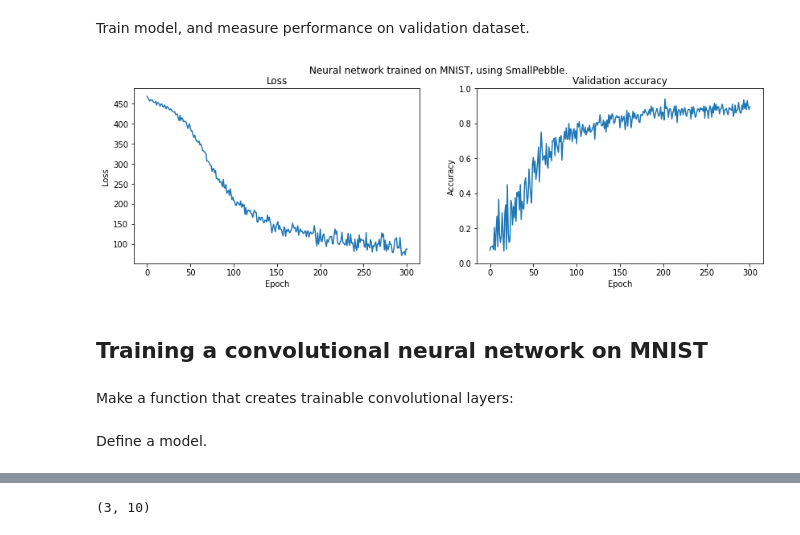
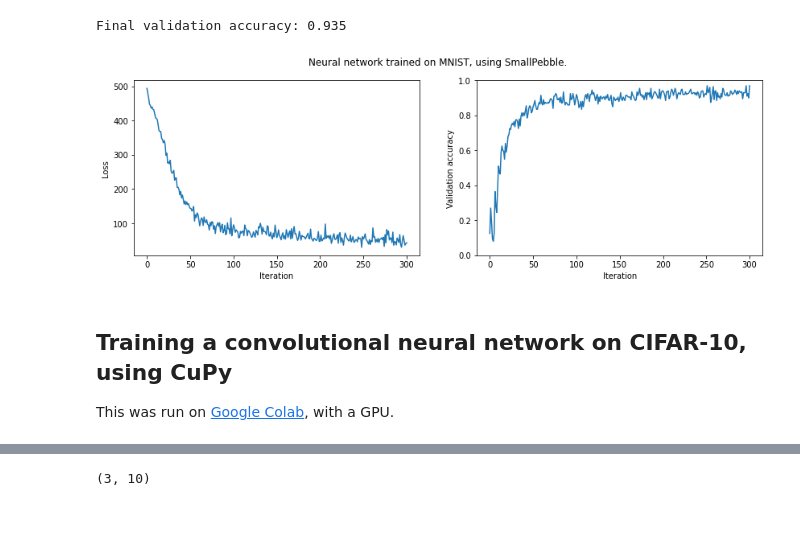
Before and after one commit to sradc/SmallPebble, a Jupyter notebook: README.ipynb, the cells around one changed output, grey strips where cells are left out. Cells and saved outputs as stored; diff of their text form; code cells hidden in the pictures.

```diff
--- a/README.ipynb
+++ b/README.ipynb
@@ -57,0 +58,12 @@ Build a model.
+# %%
+"Plot, to check we have the right data."
+
+plt.figure(figsize=(5,5))
+for i in range(25):
+    plt.subplot(5,5,i+1)
+    plt.xticks([])
+    plt.yticks([])
+    plt.grid(False)
+    plt.imshow(X_train[i,:].reshape(28,28), cmap='gray', vmin=0, vmax=1)
+
+plt.show()
@@ -71,55 +87,53 @@ learnables = sp.get_learnables(y_pred)
 
 loss_vals = []
 validation_acc = []
-# %% [markdown]
-Train model, and measure performance on validation dataset.
 # %%
-NUM_EPOCHS = 300
+"Train model, while measuring performance on the validation dataset."
+
+NUM_ITERS = 300
 BATCH_SIZE = 200
 
 eval_batch = sp.batch(X_eval, y_eval, BATCH_SIZE)
+adam = sp.Adam()  # Adam optimization
 
 for i, (xbatch, ybatch) in tqdm(enumerate(sp.batch(X, y, BATCH_SIZE)), total=NUM_EPOCHS):
-    if i > NUM_EPOCHS: break
+    if i >= NUM_ITERS: break
 
     X_in.assign_value(sp.Variable(xbatch))
     y_true.assign_value(ybatch)
 
     loss_val = loss.run()  # run the graph
     if np.isnan(loss_val.array):
         print("loss is nan, aborting.")
         break
     loss_vals.append(loss_val.array)
 
-    # Compute gradients, and carry out learning step.
+    # Compute gradients, and use to carry out learning step:
     gradients = sp.get_gradients(loss_val)
-    sp.sgd_step(learnables, gradients, 3e-4)
+    adam.training_step(learnables, gradients)
 
     # Compute validation accuracy:
     x_eval_batch, y_eval_batch = next(eval_batch)
     X_in.assign_value(sp.Variable(x_eval_batch))
     predictions = y_pred.run()
     predictions = np.argmax(predictions.array, axis=1)
     accuracy = (y_eval_batch == predictions).mean()
     validation_acc.append(accuracy)
 
+# Plot results:
+print(f'Final validation accuracy: {validation_acc[-10].mean()}')
 plt.figure(figsize=(14, 4))
 plt.subplot(1, 2, 1)
-plt.title('Loss')
 plt.ylabel('Loss')
-plt.xlabel('Epoch')
+plt.xlabel('Iteration')
 plt.plot(loss_vals)
 plt.subplot(1, 2, 2)
-plt.title('Validation accuracy')
-plt.ylabel('Accuracy')
-plt.xlabel('Epoch')
+plt.ylabel('Validation accuracy')
+plt.xlabel('Iteration')
 plt.suptitle('Neural network trained on MNIST, using SmallPebble.')
 plt.ylim([0, 1])
 plt.plot(validation_acc)
 plt.show()
 # %% [output]
+Final validation accuracy: 0.935
-[figure, old version]
+[figure, new version]
-# %% [markdown]
-## Training a convolutional neural network on MNIST
-# %% [markdown]
-Make a function that creates trainable convolutional layers:
@@ -139,2 +140,3 @@ def convlayer(height, width, depth, n_kernels, strides=[1,1]):
-# %% [markdown]
-Define a model.
+# %% [markdown]
+## Training a convolutional neural network on CIFAR-10, using CuPy
+This was run on [Google Colab](https://colab.research.google.com/), with a GPU.
```
Also changed, not shown: parts of 32 cells of this notebook, 9 other files.
